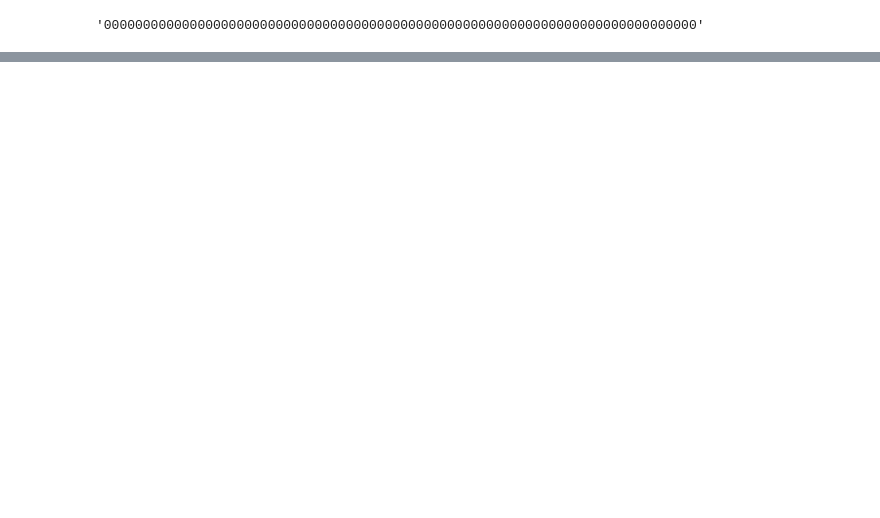
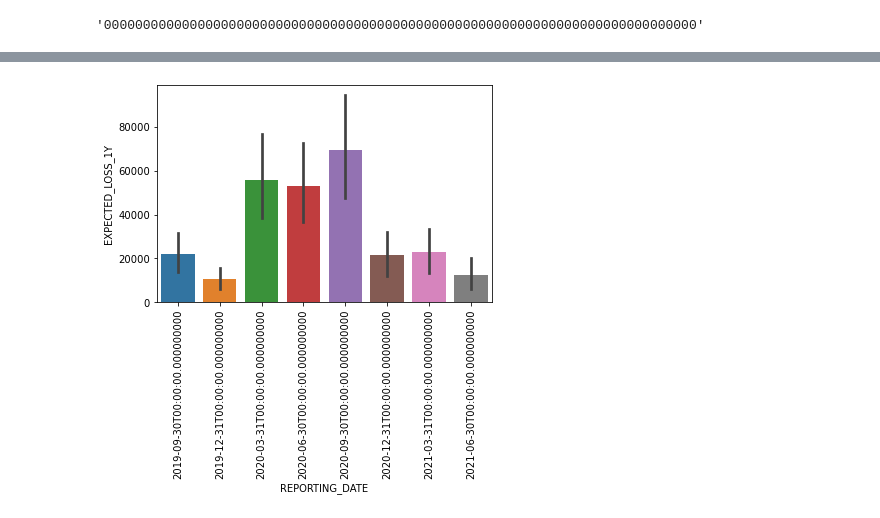
Before and after one commit to lucavice76/UCDPA_LucaVicentini, a Jupyter notebook: Project2.ipynb, the cells around one changed output, grey strips where cells are left out. Saved outputs shown, nothing was run; the diff lists cells and outputs as text; code cells hidden in the pictures; blank space fills up the shorter version.

```diff
--- a/Project2.ipynb
+++ b/Project2.ipynb
@@ -120,5 +120,3 @@ KEY_LOW_CREDIT_RISK_EXEMPTION     object
 ORIGINAL_RATING                   object
 ORIG_RATING_AT_INCEPTION          object
 dtype: object
-# %%
-ECL_study["REPORTING_DATE"] = pd.to_datetime(ECL_study["REPORTING_DATE"])
@@ -143,0 +123,2 @@ dtype: object
+# %%
+ECL_study["REPORTING_DATE"] = pd.to_datetime(ECL_study["REPORTING_DATE"], infer_datetime_format=True)
@@ -349,0 +357,5 @@ TypeError: unsupported operand type(s) for *: 'Timestamp' and 'float'
+# %%
+g = sns.barplot(data=ECL_Study_CPTY_Country_Codes, x="REPORTING_DATE", y="EXPECTED_LOSS_1Y")
+plt.xticks(rotation=90);
+# %% [output]
+[figure, added]
```
Also changed, not shown: parts of 21 cells of this notebook.
